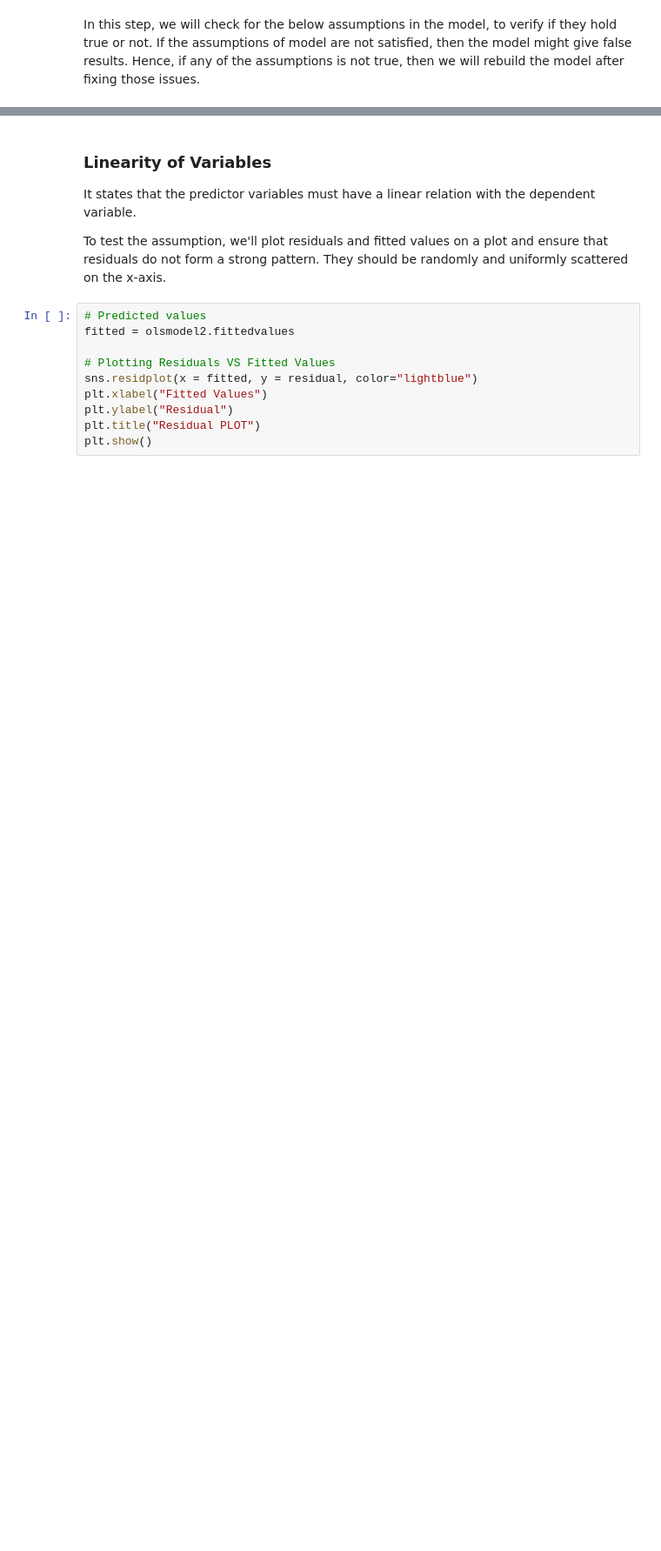
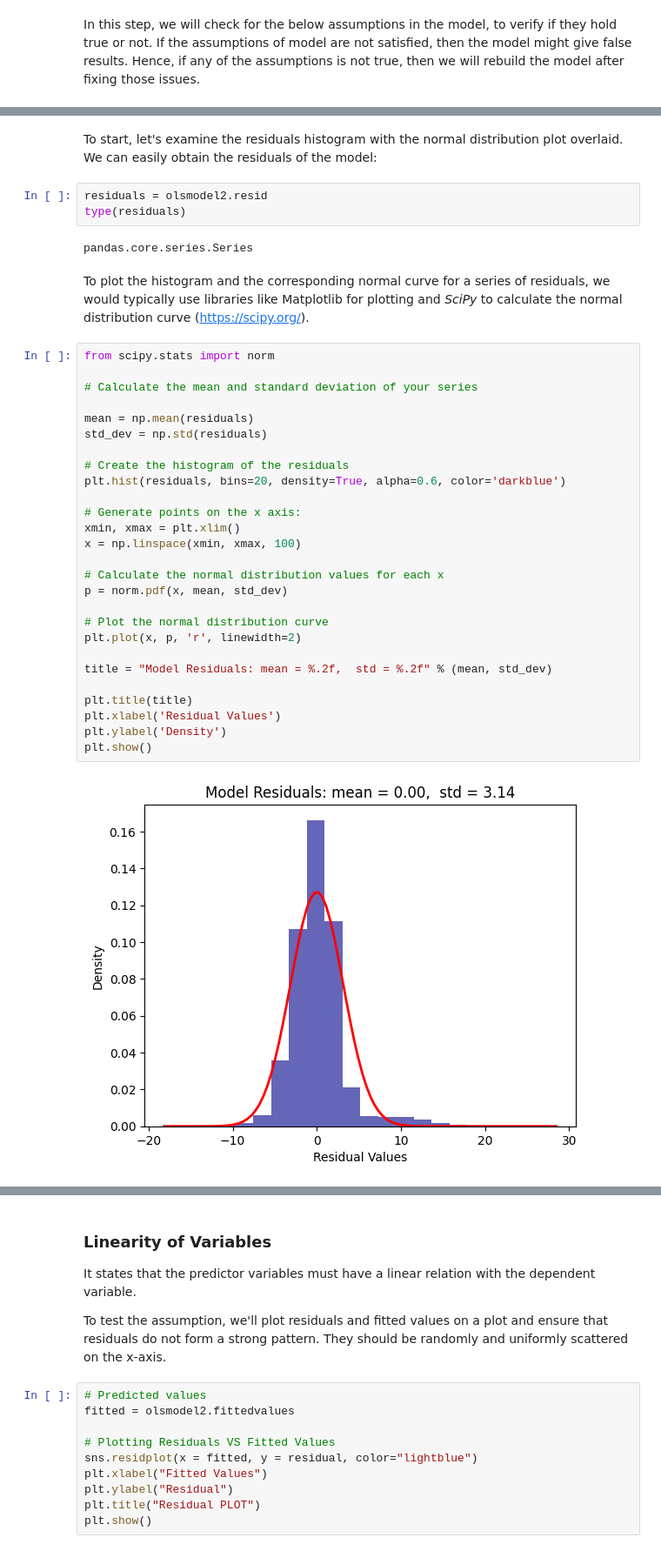
Before and after one commit to fdiaz1968/ML-Course, a Jupyter notebook: docs/Clase 6- Regresión Lineal.ipynb, the cells around one changed output, grey strips where cells are left out. Shown at 87% size. Cells and saved outputs as stored; diff of their text form; blank space fills up the shorter version.

```diff
--- a/docs/Clase 6- Regresión Lineal.ipynb
+++ b/docs/Clase 6- Regresión Lineal.ipynb
@@ -1042,0 +1179,38 @@ sns.histplot(residual, kde=True)
+# %% [markdown]
+To start, let's examine the residuals histogram with the normal distribution plot overlaid. We can easily obtain the residuals of the model:
+# %%
+residuals = olsmodel2.resid
+type(residuals)
+# %% [output]
+pandas.core.series.Series
+# %% [markdown]
+To plot the histogram and the corresponding normal curve for a series of residuals, we would typically use libraries like Matplotlib for plotting and *SciPy* to calculate the normal distribution curve (https://scipy.org/).
+# %%
+from scipy.stats import norm
+
+# Calculate the mean and standard deviation of your series
+
+mean = np.mean(residuals)
+std_dev = np.std(residuals)
+
+# Create the histogram of the residuals
+plt.hist(residuals, bins=20, density=True, alpha=0.6, color='darkblue')
+
+# Generate points on the x axis:
+xmin, xmax = plt.xlim()
+x = np.linspace(xmin, xmax, 100)
+
+# Calculate the normal distribution values for each x
+p = norm.pdf(x, mean, std_dev)
+
+# Plot the normal distribution curve
+plt.plot(x, p, 'r', linewidth=2)
+
+title = "Model Residuals: mean = %.2f,  std = %.2f" % (mean, std_dev)
+
+plt.title(title)
+plt.xlabel('Residual Values')
+plt.ylabel('Density')
+plt.show()
+# %% [output]
+[figure, added]
```
Also changed, not shown: parts of 73 cells of this notebook.
